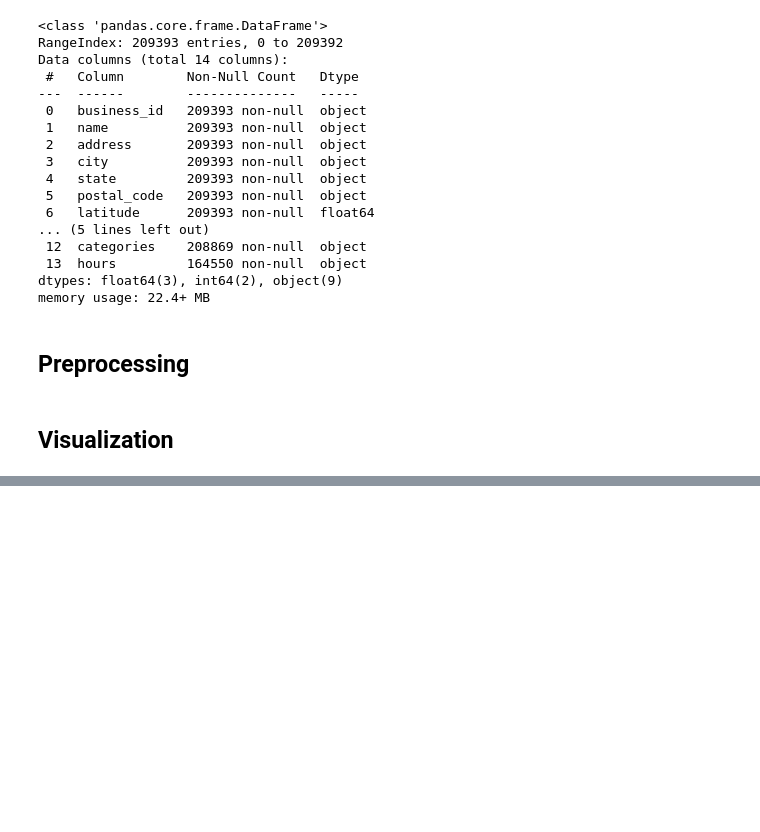
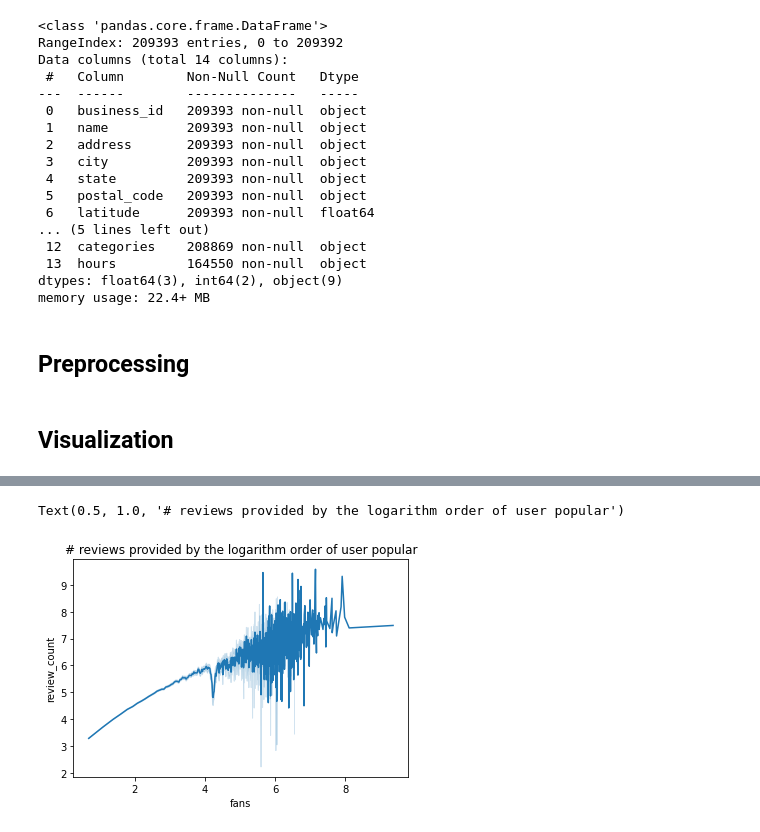
Before and after one commit to FishWith7sMemory/MAST30034-ADS-GroupProj, a Jupyter notebook: Classification.ipynb, the cells around one changed output, grey strips where cells are left out. Saved outputs shown, nothing was run; the diff lists cells and outputs as text; code cells hidden in the pictures; blank space fills up the shorter version.

```diff
--- a/Classification.ipynb
+++ b/Classification.ipynb
@@ -90,0 +99,5 @@ ax = sns.barplot(x="stars", y="size", data=review_freq)
+# %%
+sns.lineplot(x="fans", y="review_count", data=np.log(user[["fans", "review_count"]])).set_title("# reviews provided by the logarithm order of user popular")
+# %% [output]
+Text(0.5, 1.0, '# reviews provided by the logarithm order of user popular')
+[figure, added]
```
Also changed, not shown: parts of 6 cells of this notebook, 2 other files.
